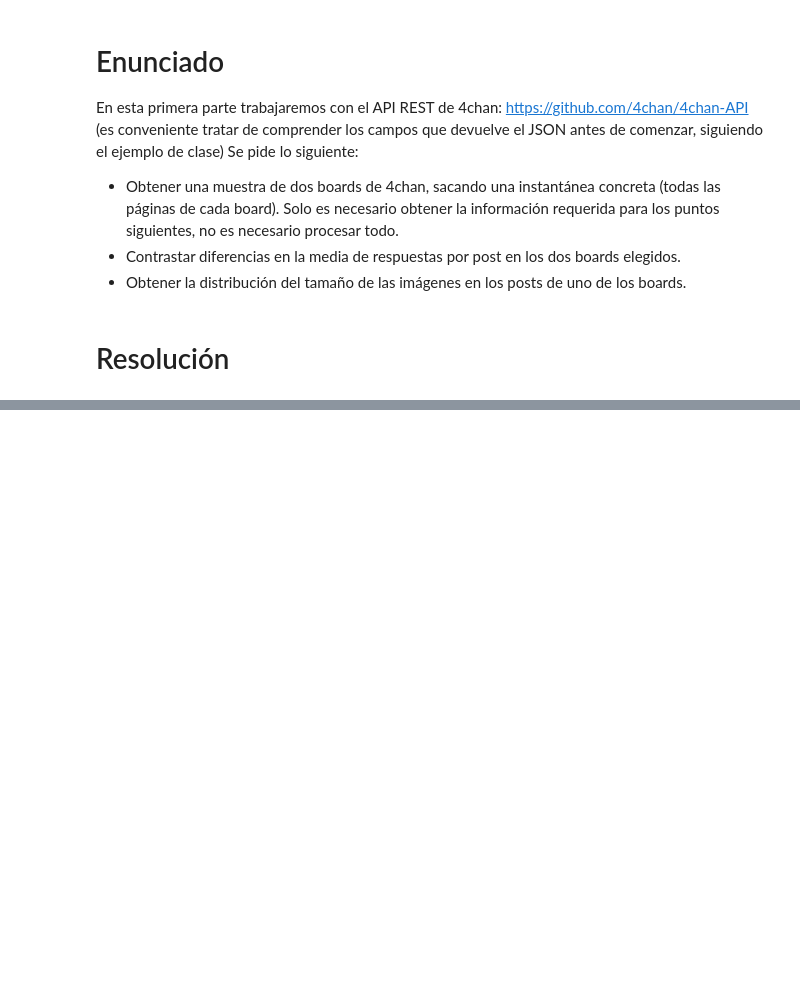
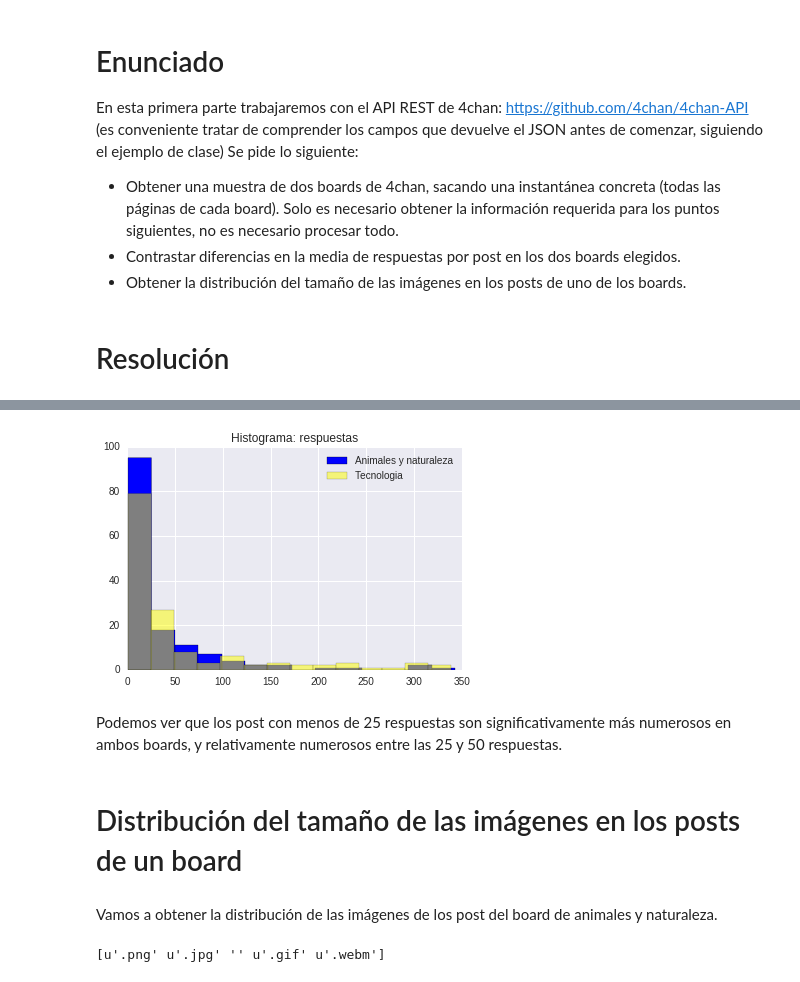
Before and after one commit to juangarciaciff/PythonEjercicios, a Jupyter notebook: PEC2/Entrega2Parte1.ipynb, the cells around one changed output, grey strips where cells are left out. Cells and saved outputs as stored; diff of their text form; code cells hidden in the pictures; blank space fills up the shorter version.

```diff
--- a/PEC2/Entrega2Parte1.ipynb
+++ b/PEC2/Entrega2Parte1.ipynb
@@ -16,0 +271,20 @@ Se pide lo siguiente:
+# %%
+# Y ahora mostramos los histogramas superpuestos
+plt.hist(df_nat_rep, bins=14, histtype='bar', color='blue', label='Animales y naturaleza')
+plt.hist(df_tec_rep, bins=14, histtype='bar', color='yellow', label='Tecnologia', alpha=0.5)
+plt.title('Histograma: respuestas')
+plt.legend()
+plt.show()
+# %% [output]
+[figure, added]
+# %% [markdown]
+Podemos ver que los post con menos de 25 respuestas son significativamente más numerosos en ambos boards, y relativamente numerosos entre las 25 y 50 respuestas.
+# %% [markdown]
+# Distribución del tamaño de las imágenes en los posts de un board
+# %% [markdown]
+Vamos a obtener la distribución de las imágenes de los post del board de animales y naturaleza.
+# %%
+# Obtenemos las distintas extensiones de ficheros
+print df_nat['ext'].unique()
+# %% [output]
+[u'.png' u'.jpg' '' u'.gif' u'.webm']
```
Also changed, not shown: parts of 27 cells of this notebook.
